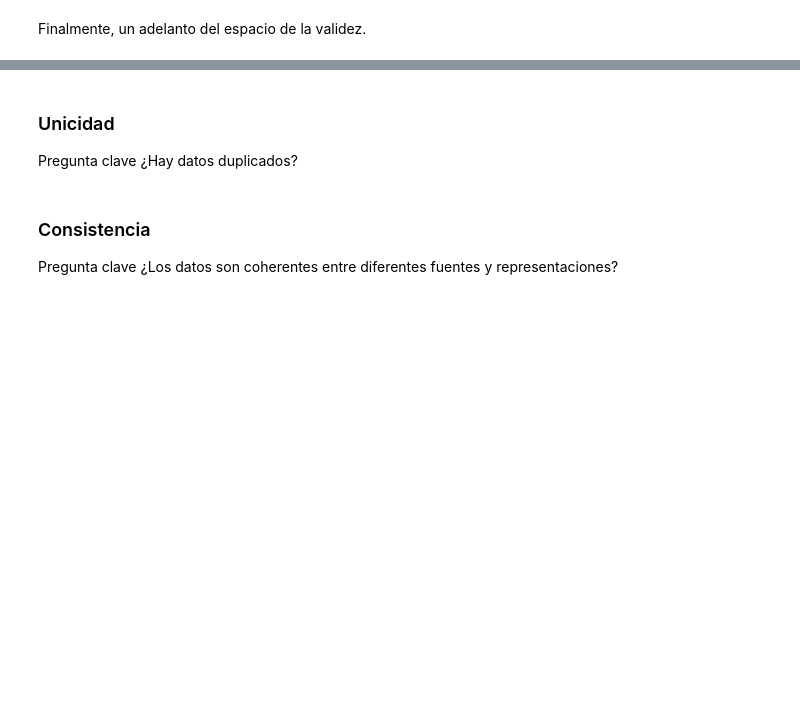
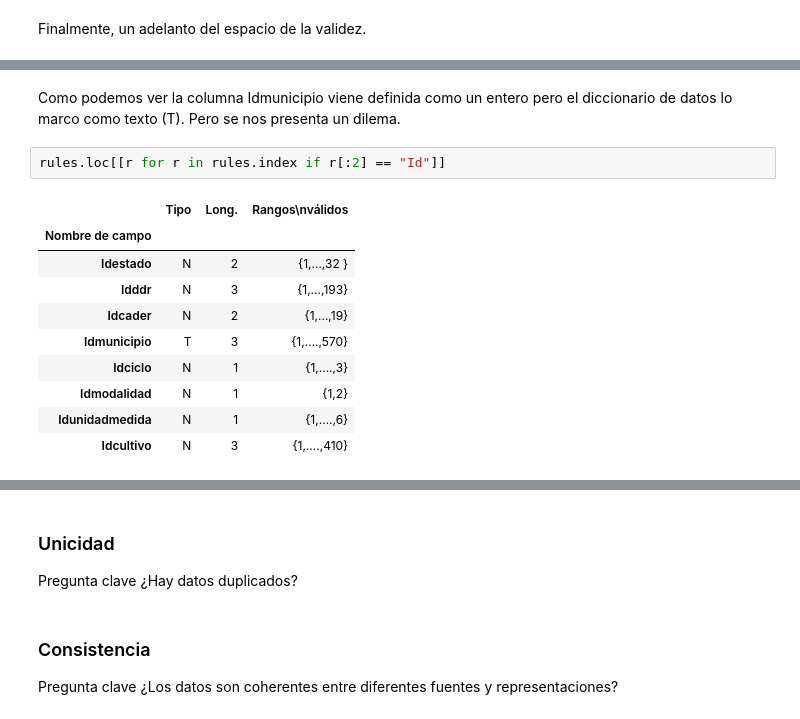
Before and after one commit to MCDagro3/proyecto_agronomia, a Jupyter notebook: notebooks/quality_data.ipynb, the cells around one changed output, grey strips where cells are left out. Cells and saved outputs as stored; diff of their text form; blank space fills up the shorter version.

```diff
--- a/notebooks/quality_data.ipynb
+++ b/notebooks/quality_data.ipynb
@@ -197,0 +429,15 @@ definidas?
+# %% [markdown]
+Como podemos ver la columna Idmunicipio viene definida como un entero pero el diccionario de datos lo marco como texto (T). Pero se nos presenta un dilema.
+# %%
+rules.loc[[r for r in rules.index if r[:2] == "Id"]]
+# %% [output]
+|  | Tipo | Long. | Rangos\nválidos |
+| Nombre de campo |  |  |  |
+| Idestado | N | 2 | {1,…,32 } |
+| Idddr | N | 3 | {1,…,193} |
+| Idcader | N | 2 | {1,…,19} |
+| Idmunicipio | T | 3 | {1,….,570} |
+| Idciclo | N | 1 | {1,….,3} |
+| Idmodalidad | N | 1 | {1,2} |
+| Idunidadmedida | N | 1 | {1,….,6} |
+| Idcultivo | N | 3 | {1,….,410} |
```
Also changed, not shown: parts of 35 cells of this notebook, 2 other files.
